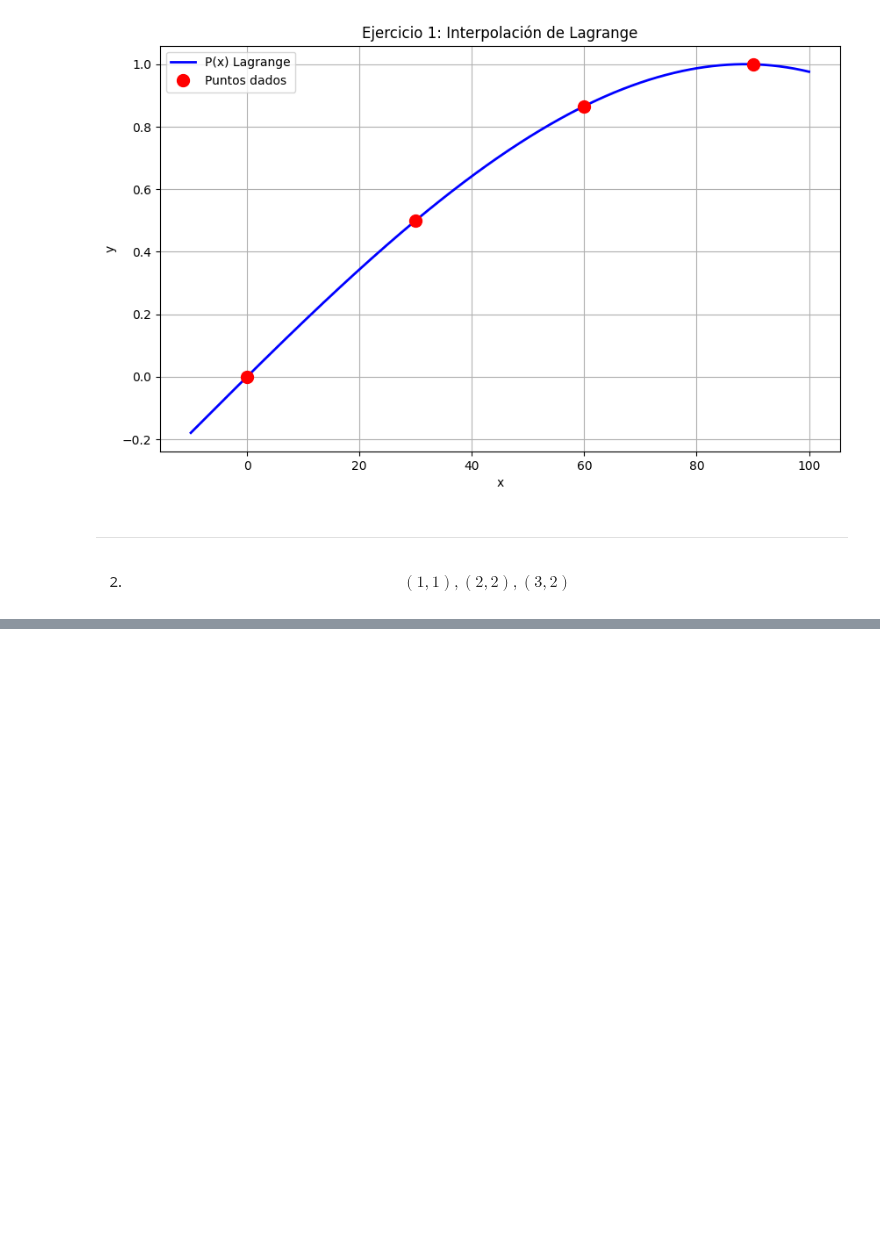
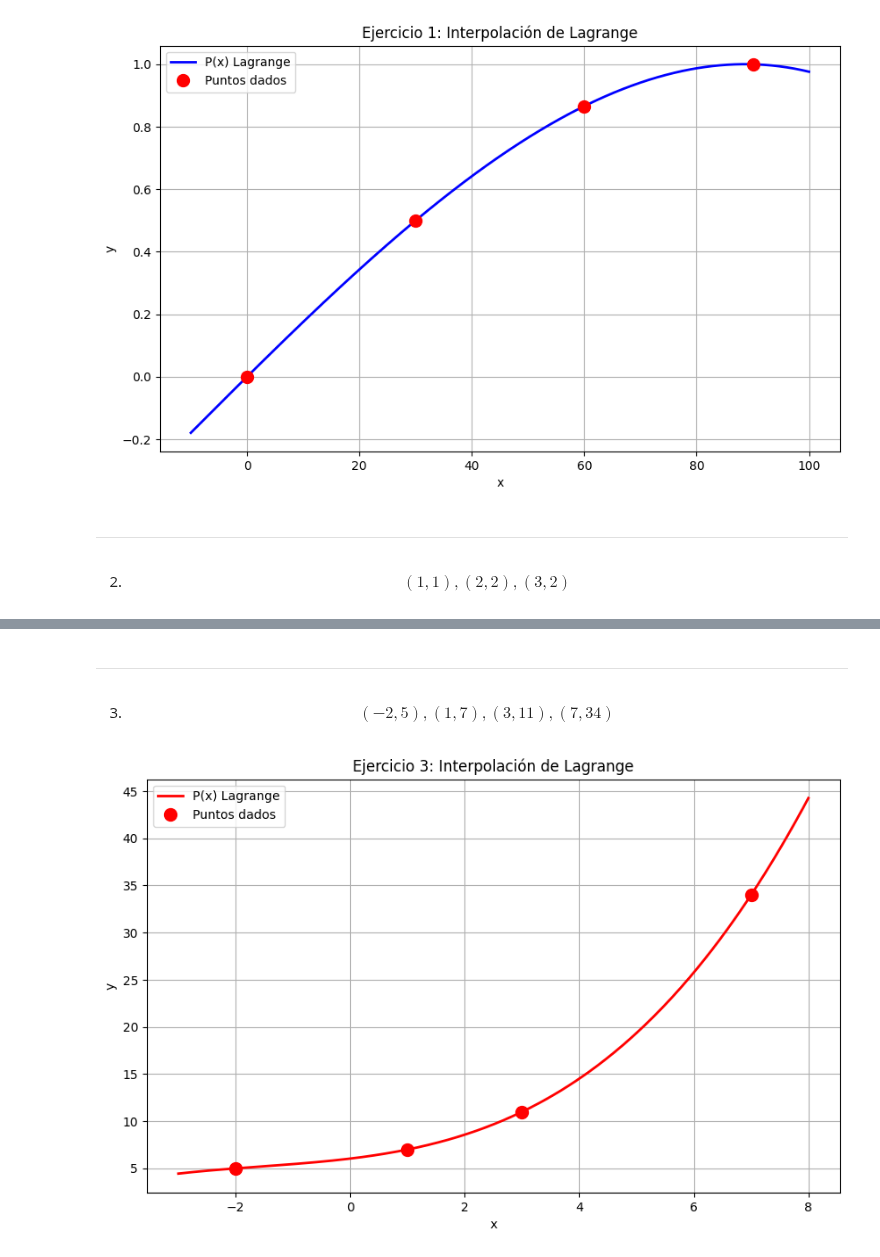
Before and after one commit to Aizel-shadow/Metodos_Numericos-, a Jupyter notebook: TALLERES/Taller03.ipynb, the cells around one changed output, grey strips where cells are left out. Cells and saved outputs as stored; diff of their text form; code cells hidden in the pictures; blank space fills up the shorter version.

```diff
--- a/TALLERES/Taller03.ipynb
+++ b/TALLERES/Taller03.ipynb
@@ -266 +265,23 @@ EJERCICIO 2
 [figure]
+# %% [markdown]
+---
+# %% [markdown]
+3. $$(−2,5),(1,7),(3,11),(7,34)$$
+# %%
+x_data = np.array([-2, 1, 3, 7])
+y_data = np.array([5, 7, 11, 34])
+
+x = np.linspace(-3, 8, 500)
+y = [P(xi, x_data, y_data) for xi in x]
+
+plt.figure(figsize=(10, 6))
+plt.plot(x, y, 'r-', linewidth=2, label='P(x) Lagrange')
+plt.plot(x_data, y_data, 'ro', markersize=10, label='Puntos dados')
+plt.grid(True)
+plt.xlabel('x')
+plt.ylabel('y')
+plt.title('Ejercicio 3: Interpolación de Lagrange')
+plt.legend()
+plt.show()
+# %% [output]
+[figure, added]
```
Also changed, not shown: parts of 1 cell of this notebook.
